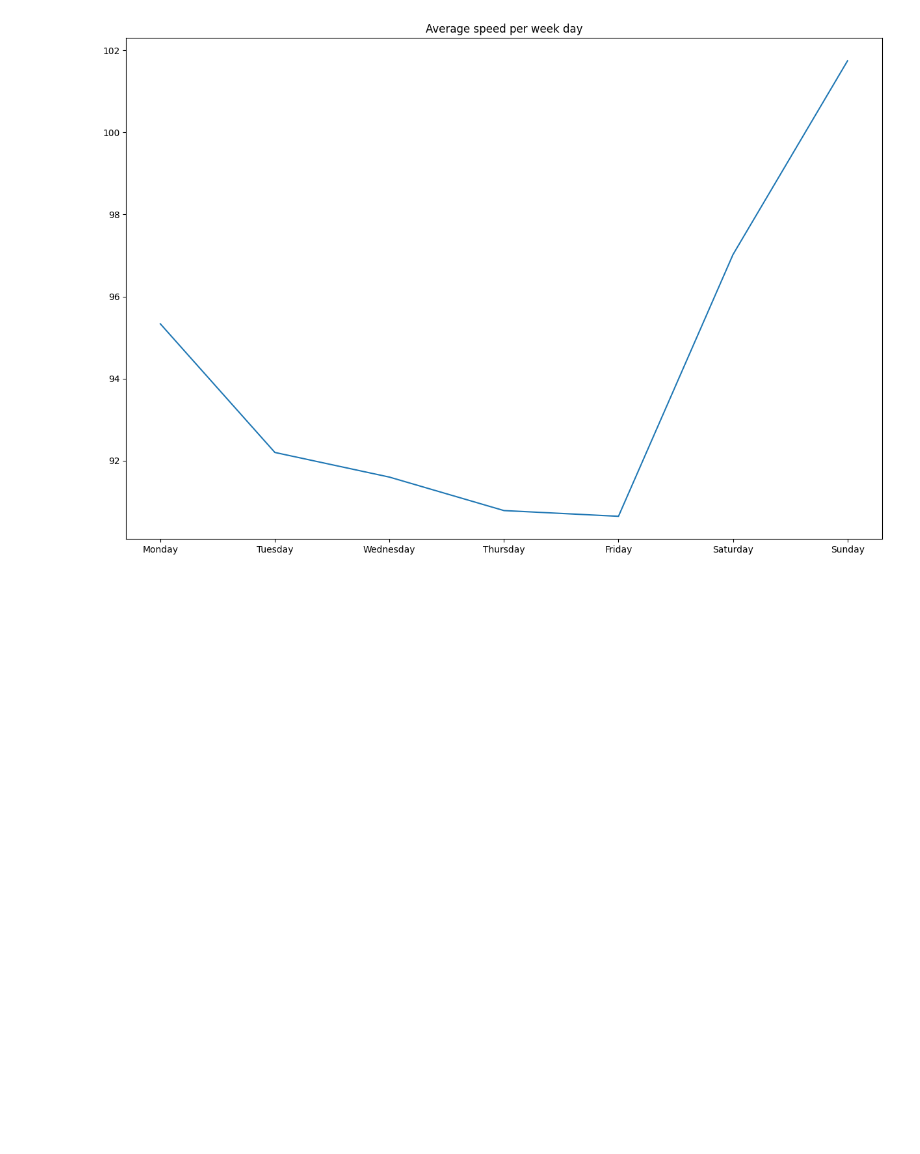
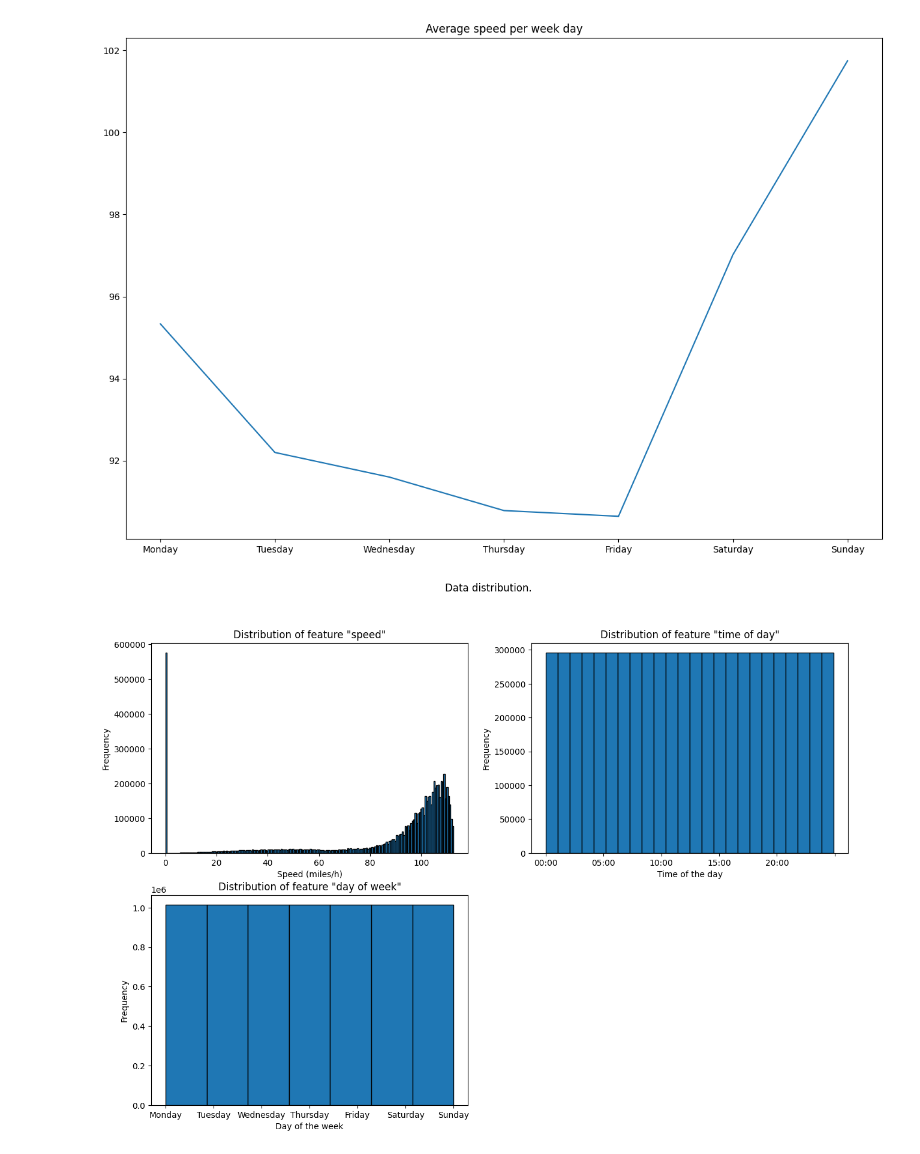
Before and after one commit to RiccardoSpolaor/Verbal-Explanations-of-Spatio-Temporal-Graph-Neural-Networks-for-Traffic-Forecasting, a Jupyter notebook: notebooks/00 Data Analysis on the Metr-LA Dataset.ipynb, the cells around one changed output. Drawn from its saved outputs; the diff is of its cells as text; code cells hidden in the pictures; blank space fills up the shorter version.

```diff
--- a/notebooks/00 Data Analysis on the Metr-LA Dataset.ipynb
+++ b/notebooks/00 Data Analysis on the Metr-LA Dataset.ipynb
@@ -229,3 +229,25 @@ from src.data.data_analysis import plot_average_speed_by_day
 plot_average_speed_by_day(node_values_df)
 # %% [output]
 [figure]
+# %%
+from src.data.data_processing import get_node_values_numpy_matrix
+
+node_values_np, _ = get_node_values_numpy_matrix(
+    node_values_df,
+    time_aggregations=['time_of_day', 'day_of_week'])
+# %%
+from src.data.data_analysis import get_node_values_statistics_dataframe
+
+statistics_df = get_node_values_statistics_dataframe(
+    node_values_np, feature_names=['speed', 'time of day', 'day of week'],
+    has_day_of_the_week=True)
+# %%
+from src.data.data_analysis import plot_data_distribution
+
+plot_data_distribution(
+    statistics_df, bins=[200, 24, 7],
+    x_labels=['Speed (miles/h)', 'Time of the day',
+              'Day of the week'],
+    title='Data distribution.')
+# %% [output]
+[figure, added]
```
Also changed, not shown: 47 other files.
